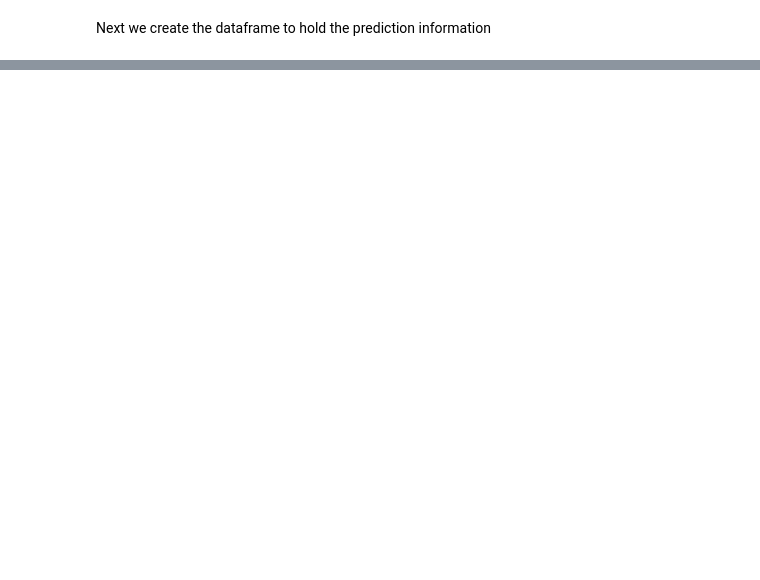
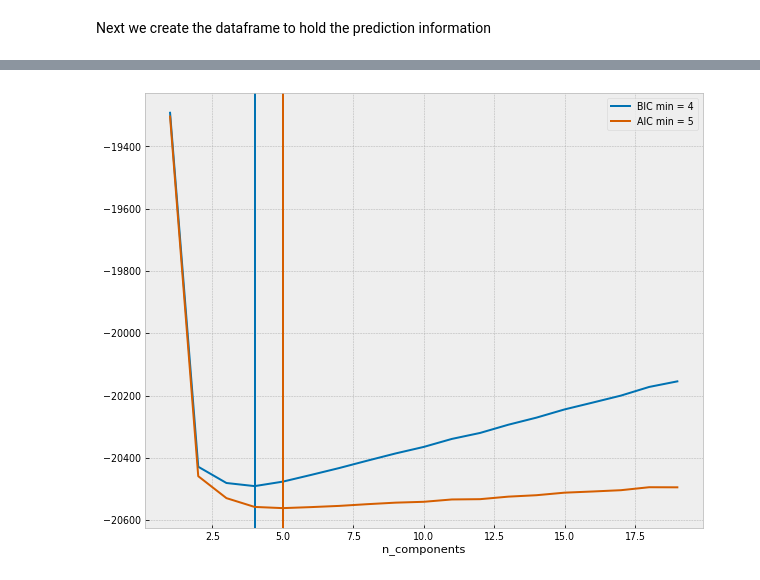
Before and after one commit to BlackArbsCEO/mixture_model_trading_public, a Jupyter notebook: notebooks/03. Strategy Design.ipynb, the cells around one changed output, grey strips where cells are left out. Saved outputs shown, nothing was run; the diff lists cells and outputs as text; code cells hidden in the pictures; blank space fills up the shorter version.

```diff
--- a/notebooks/03. Strategy Design.ipynb
+++ b/notebooks/03. Strategy Design.ipynb
@@ -387,0 +419,48 @@ module://ipykernel.pylab.backend_inline
+# %%
+def make_ic_series(list_of_tups, name=None):
+    """fn: convert list of tuples for
+            information criterion (aic, bic) into series
+    # args
+        list_of_tups : list() of tuples()
+            tuple[0] is n_component, tuple[1] is IC
+        name : str(), name of IC
+
+    # returns
+        s : pd.Series()
+            index is n_components, values are IC's
+    """
+    s = (pd.DataFrame(list_of_tups)
+          .rename(columns={0:'n_components', 1:name})
+          .set_index('n_components')
+          .squeeze())
+    return s
+# %%
+%%time
+
+np.random.seed(0)
+
+sym='SPY'
+s = rdf[sym].copy()
+_X = s.reshape(-1, 1)
+
+n_components = np.arange(1,20)
+aics = []
+bics = []
+
+for n in n_components:
+    tmp_gmm = make_gmm(n, 150).fit(_X)
+    aics.append((n, tmp_gmm.aic(_X)))
+    bics.append((n, tmp_gmm.bic(_X)))
+
+bics = make_ic_series(bics, 'bic')
+aics = make_ic_series(aics, 'aic')
+
+plt.plot(n_components, bics.values, color=blue, label=f'BIC min = {np.argmin(bics)}')
+plt.axvline(np.argmin(bics), color=blue)
+
+plt.plot(n_components, aics.values, color=red, label=f'AIC min = {np.argmin(aics)}')
+plt.axvline(np.argmin(aics), color=red)
+
+plt.legend(loc='best')
+plt.xlabel('n_components');
+# %% [output]
@@ -387,0 +469 @@ module://ipykernel.pylab.backend_inline
+[figure, added]
```
Also changed, not shown: parts of 29 cells of this notebook, 6 other files.
